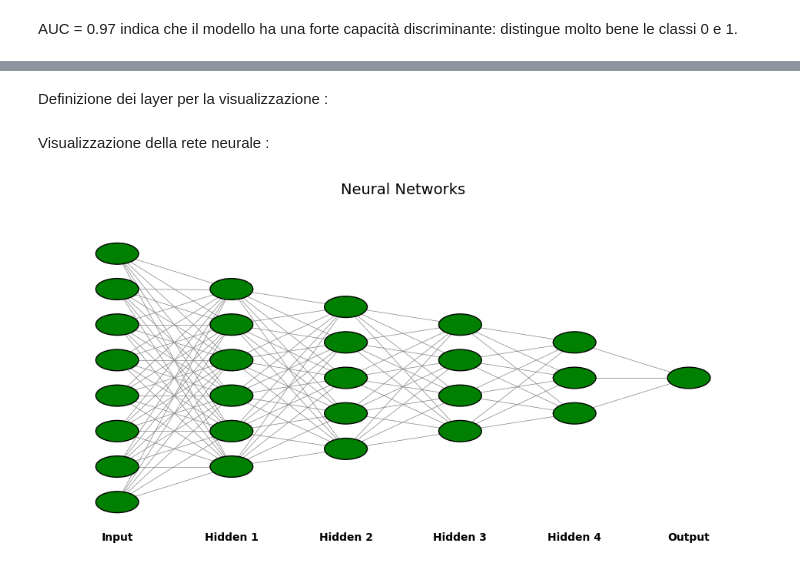
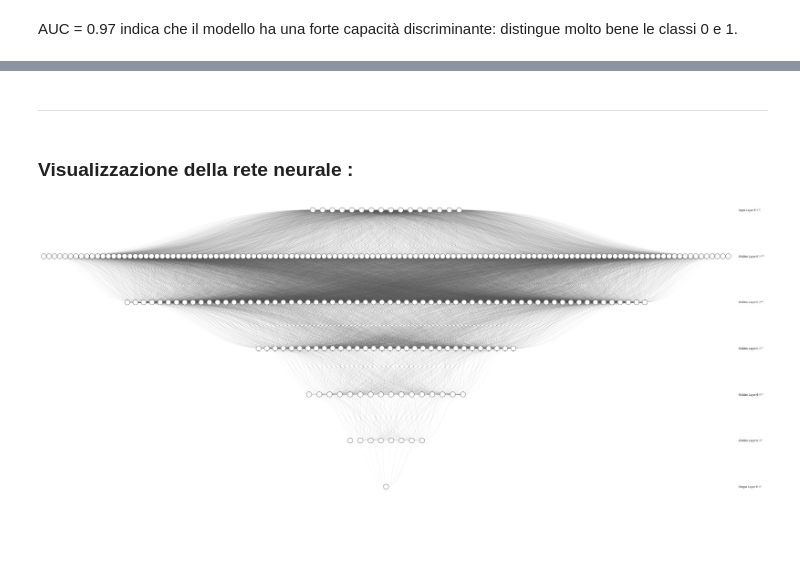
Before and after one commit to FrancescaCola/CustomerScoring, a Jupyter notebook: Neural_Networks.ipynb, the cells around one changed output, grey strips where cells are left out. Saved outputs shown, nothing was run; the diff lists cells and outputs as text; code cells hidden in the pictures; blank space fills up the shorter version.

```diff
--- a/Neural_Networks.ipynb
+++ b/Neural_Networks.ipynb
@@ -286,2 +269,0 @@ Numero di feature: 16
-# %% [markdown]
-Definizione dei layer per la visualizzazione :
@@ -290,47 +270,10 @@ layer_sizes = [n_features, 128, 64, 32, 16, 1]
+# %% [markdown]
+----------------------------------------------------------------------------------------------------------------------------------------------------------------------------------
 # %% [markdown]
-Visualizzazione della rete neurale :
+### Visualizzazione della rete neurale :
-# %%
-def draw_neural_net(ax, left, right, bottom, top, layer_sizes, layer_labels=None, neuron_labels=None):
-    n_layers = len(layer_sizes)
-    v_spacing = (top - bottom) / float(max(layer_sizes))
-    h_spacing = (right - left) / float(n_layers - 1)
-
-    # Draw neurons
-    for i, layer_size in enumerate(layer_sizes):
-        layer_top = v_spacing * (layer_size - 1) / 2. + (top + bottom) / 2.
-        for j in range(layer_size):
-            x = left + i * h_spacing
-            y = layer_top - j * v_spacing
-            circle = plt.Circle((x, y), 0.03, color='green', ec='k', zorder=4)
-            ax.add_artist(circle)
-            if neuron_labels and i < len(neuron_labels) and j < len(neuron_labels[i]):
-                ax.text(x - 0.05, y, neuron_labels[i][j], fontsize=8, ha='right', va='center')
-
-    # Draw connections
-    for i, (layer_size_a, layer_size_b) in enumerate(zip(layer_sizes[:-1], layer_sizes[1:])):
-        layer_top_a = v_spacing * (layer_size_a - 1) / 2. + (top + bottom) / 2.
-        layer_top_b = v_spacing * (layer_size_b - 1) / 2. + (top + bottom) / 2.
-        for j in range(layer_size_a):
-            for k in range(layer_size_b):
-                line = plt.Line2D([left + i * h_spacing, left + (i + 1) * h_spacing],
-                                  [layer_top_a - j * v_spacing, layer_top_b - k * v_spacing], c='gray', lw=0.5)
-                ax.add_artist(line)
-
-    # Draw layer labels at the bottom
-    if layer_labels:
-        for i, label in enumerate(layer_labels):
-            x = left + i * h_spacing
-            ax.text(x, bottom - 0.05, label, fontsize=10, ha='center', va='center', weight='bold')
-
-# Parameters
-layer_sizes = [8, 6, 5, 4, 3, 1]
-layer_labels = ['Input', 'Hidden 1', 'Hidden 2', 'Hidden 3', 'Hidden 4', 'Output']
-
-# Draw the figure
-fig, ax = plt.subplots(figsize=(12, 6))
-ax.axis('off')
-draw_neural_net(ax, .1, .9, .1, .9, layer_sizes, layer_labels)
-plt.title("Neural Networks", fontsize=14)
-plt.show()
-# %% [output]
-[figure, removed]
+# %%
+from IPython.display import Image
+
+Image(filename=r"C:\Users\torre\Pictures\Neural_Network_2.jpg")
+# %% [output]
+[figure, added]
```
Also changed, not shown: parts of 34 cells of this notebook.
